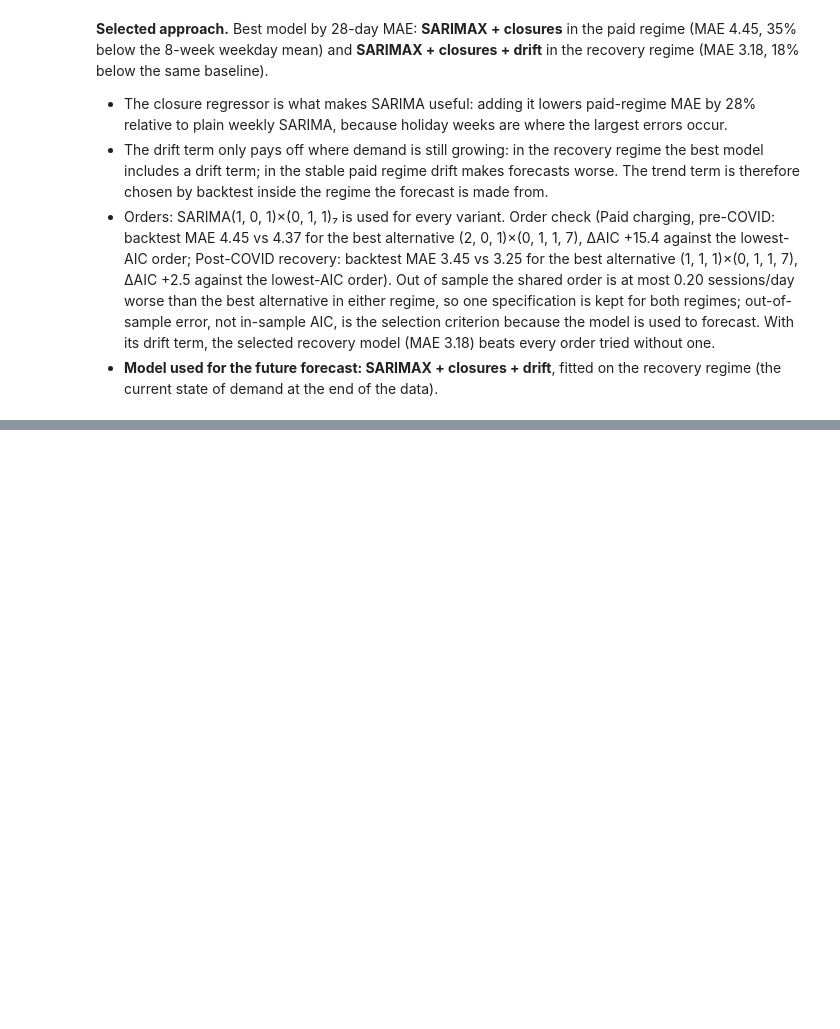
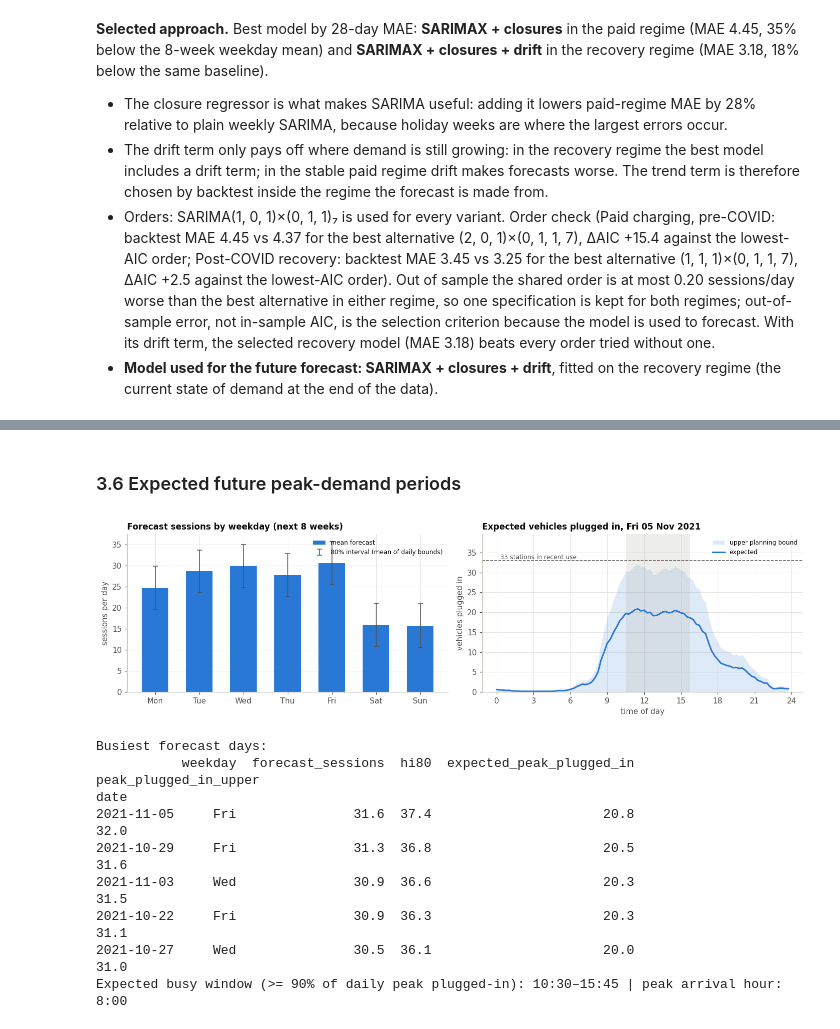
Before and after one commit to Gnanesh-12/EV-Charging-Demand-Analytics, a Jupyter notebook: notebooks/EV_Charging_Demand_Analysis_i16.ipynb, the cells around one changed output, grey strips where cells are left out. Saved outputs shown, nothing was run; the diff lists cells and outputs as text; code cells hidden in the pictures; blank space fills up the shorter version.

```diff
--- a/notebooks/EV_Charging_Demand_Analysis_i16.ipynb
+++ b/notebooks/EV_Charging_Demand_Analysis_i16.ipynb
@@ -1097,0 +1286,52 @@ recovery regime (MAE 3.18, 18% below the same baseline).
+# %% [markdown]
+### 3.6 Expected future peak-demand periods
+# %%
+fc_typ = out[out.campus_closure == 0]
+fc_dow = fc_typ.groupby(fc_typ.index.dayofweek)[['forecast_sessions', 'lo80', 'hi80', 'expected_peak_plugged_in']].mean()
+fc_dow.index = [dow_names[i] for i in fc_dow.index]
+peak_days = out.sort_values('forecast_sessions', ascending=False).head(5)
+
+# Intraday shape of the recent weeks, scaled to the expected peak of the busiest forecast day
+recent = occ_df[(occ_df.index >= end - pd.Timedelta(days=55)) & (occ_df.is_weekend == 0) & (occ_df.campus_closure == 0)]
+shape = recent.groupby('tod')['plugged_in'].mean()
+shape = shape / shape.max()
+busiest = peak_days.index[0]
+exp_profile = shape * out.at[busiest, 'expected_peak_plugged_in']
+upper_profile = shape * out.at[busiest, 'peak_plugged_in_upper']
+win = shape[shape >= 0.9].index
+arr_recent = sess[(sess['date'] >= end - pd.Timedelta(days=55)) & (sess.is_weekend == 0) & (sess.campus_closure == 0)]
+arr_peak_hour = int(arr_recent['hour'].value_counts().idxmax())
+PEAK_WINDOW = f'{hhmm(win.min())}–{hhmm(win.max() + 0.25)}'
+
+fig, axes = plt.subplots(1, 2, figsize=(13, 3.8))
+axes[0].bar(fc_dow.index, fc_dow['forecast_sessions'], color=SERIES, width=0.6, label='mean forecast')
+axes[0].errorbar(fc_dow.index, fc_dow['forecast_sessions'],
+                 yerr=[fc_dow['forecast_sessions'] - fc_dow['lo80'], fc_dow['hi80'] - fc_dow['forecast_sessions']],
+                 fmt='none', ecolor=INK2, capsize=3, lw=1, label='80% interval (mean of daily bounds)')
+axes[0].set(title='Forecast sessions by weekday (next 8 weeks)', ylabel='sessions per day')
+axes[0].legend(fontsize=8)
+axes[1].fill_between(upper_profile.index, 0, upper_profile.values, color=SERIES, alpha=0.15, lw=0, label='upper planning bound')
+axes[1].plot(exp_profile.index, exp_profile.values, color=SERIES, lw=2, label='expected')
+axes[1].axhline(stations_recent, color=INK2, ls='--', lw=1)
+axes[1].text(0.3, stations_recent, f'{stations_recent} stations in recent use', fontsize=8, color=INK2, va='bottom')
+axes[1].axvspan(win.min(), win.max() + 0.25, color=NEUTRAL, alpha=0.25, lw=0)
+axes[1].set_ylim(0, stations_recent * 1.2)
+axes[1].set(title=f'Expected vehicles plugged in, {busiest:%a %d %b %Y}',
+            xlabel='time of day', ylabel='vehicles plugged in', xticks=range(0, 25, 3))
+axes[1].legend(fontsize=8, loc='upper right')
+fig.tight_layout()
+save_fig(fig, 'T14_expected_peak_periods')
+save_table(fc_dow.round(2), '18_forecast_by_weekday')
+print('Busiest forecast days:'); print(peak_days[['weekday', 'forecast_sessions', 'hi80', 'expected_peak_plugged_in', 'peak_plugged_in_upper']].round(1).to_string())
+print(f'Expected busy window (>= 90% of daily peak plugged-in): {PEAK_WINDOW} | peak arrival hour: {arr_peak_hour}:00')
+# %% [output]
+[figure, added]
+Busiest forecast days:
+           weekday  forecast_sessions  hi80  expected_peak_plugged_in  peak_plugged_in_upper
+date
+2021-11-05     Fri               31.6  37.4                      20.8                   32.0
+2021-10-29     Fri               31.3  36.8                      20.5                   31.6
+2021-11-03     Wed               30.9  36.6                      20.3                   31.5
+2021-10-22     Fri               30.9  36.3                      20.3                   31.1
+2021-10-27     Wed               30.5  36.1                      20.0                   31.0
+Expected busy window (>= 90% of daily peak plugged-in): 10:30–15:45 | peak arrival hour: 8:00
```
Also changed, not shown: parts of 7 cells of this notebook, 10 other files.
